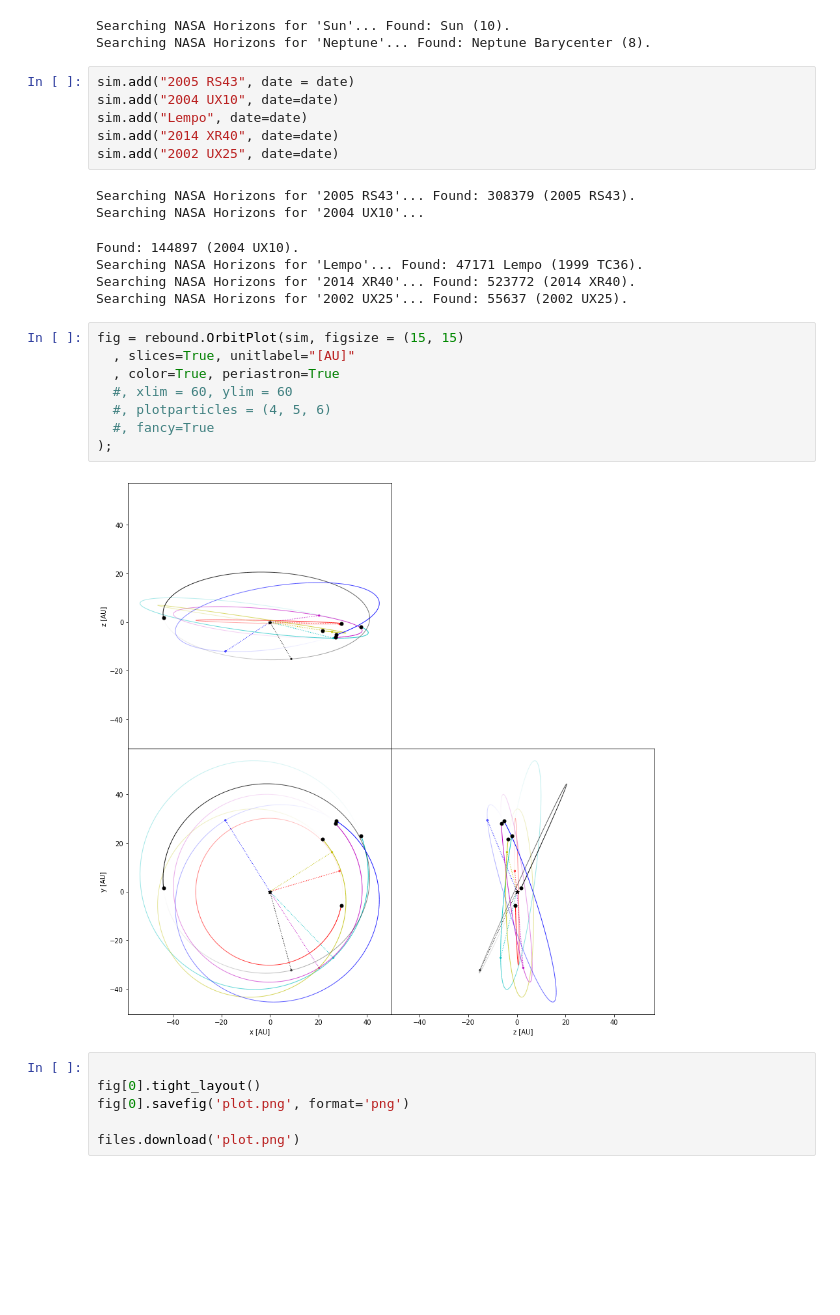
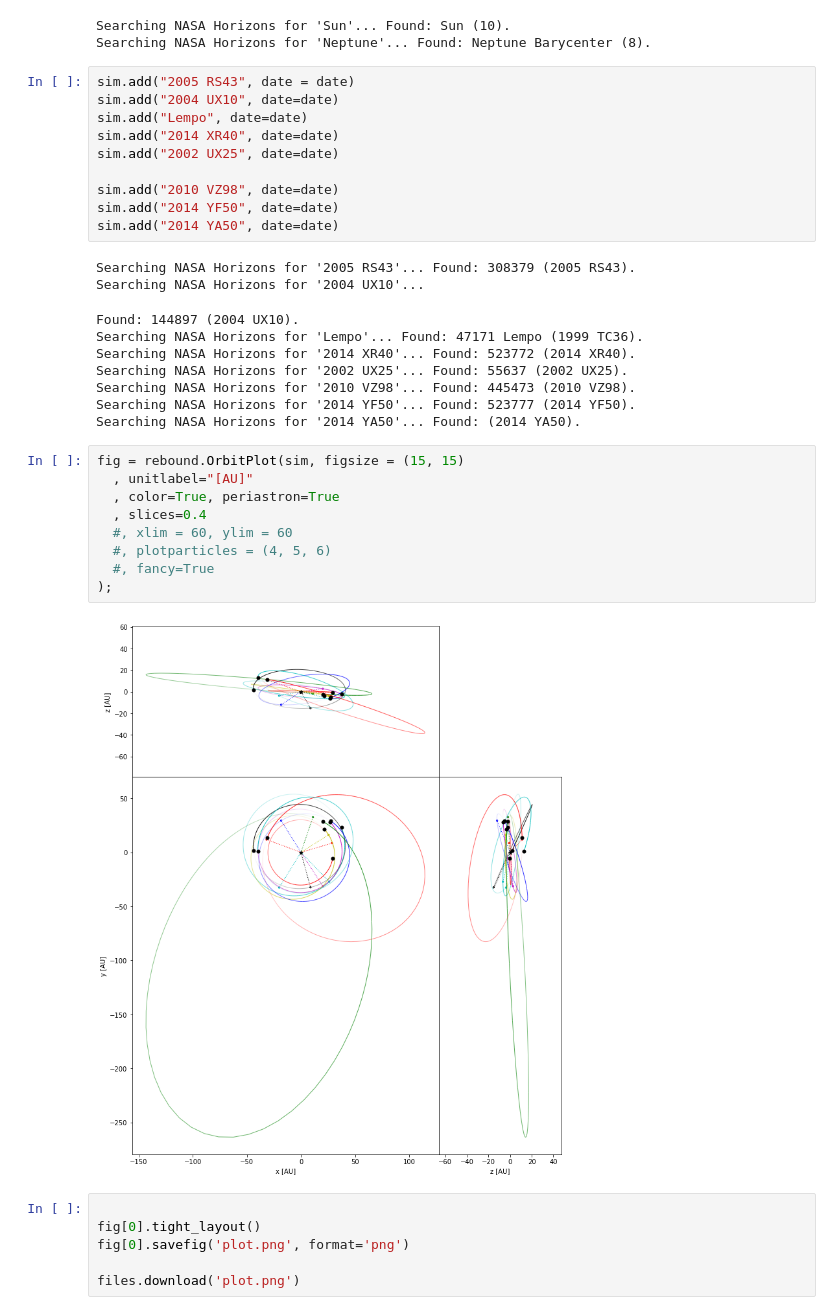
Before and after one commit to sharponlooker/reboundNotebooks, a Jupyter notebook: Catalina_TNOs.ipynb, the cells around one changed output. Saved outputs shown, nothing was run; the diff lists cells and outputs as text; blank space fills up the shorter version.

```diff
--- a/Catalina_TNOs.ipynb
+++ b/Catalina_TNOs.ipynb
@@ -53,6 +51,10 @@ sim.add("2004 UX10", date=date)
 sim.add("Lempo", date=date)
 sim.add("2014 XR40", date=date)
 sim.add("2002 UX25", date=date)
+
+sim.add("2010 VZ98", date=date)
+sim.add("2014 YF50", date=date)
+sim.add("2014 YA50", date=date)
 # %% [output]
 Searching NASA Horizons for '2005 RS43'... Found: 308379 (2005 RS43).
 Searching NASA Horizons for '2004 UX10'...
@@ -60,16 +62,20 @@ Found: 144897 (2004 UX10).
 Searching NASA Horizons for 'Lempo'... Found: 47171 Lempo (1999 TC36).
 Searching NASA Horizons for '2014 XR40'... Found: 523772 (2014 XR40).
 Searching NASA Horizons for '2002 UX25'... Found: 55637 (2002 UX25).
+Searching NASA Horizons for '2010 VZ98'... Found: 445473 (2010 VZ98).
+Searching NASA Horizons for '2014 YF50'... Found: 523777 (2014 YF50).
+Searching NASA Horizons for '2014 YA50'... Found: (2014 YA50).
 # %%
 fig = rebound.OrbitPlot(sim, figsize = (15, 15)
-  , slices=True, unitlabel="[AU]"
+  , unitlabel="[AU]"
   , color=True, periastron=True
+  , slices=0.4
   #, xlim = 60, ylim = 60
   #, plotparticles = (4, 5, 6)
   #, fancy=True
 );
 # %% [output]
-[figure, old version]
+[figure, new version]
 # %%
 
 fig[0].tight_layout()
```
Also changed, not shown: parts of 4 cells of this notebook.
